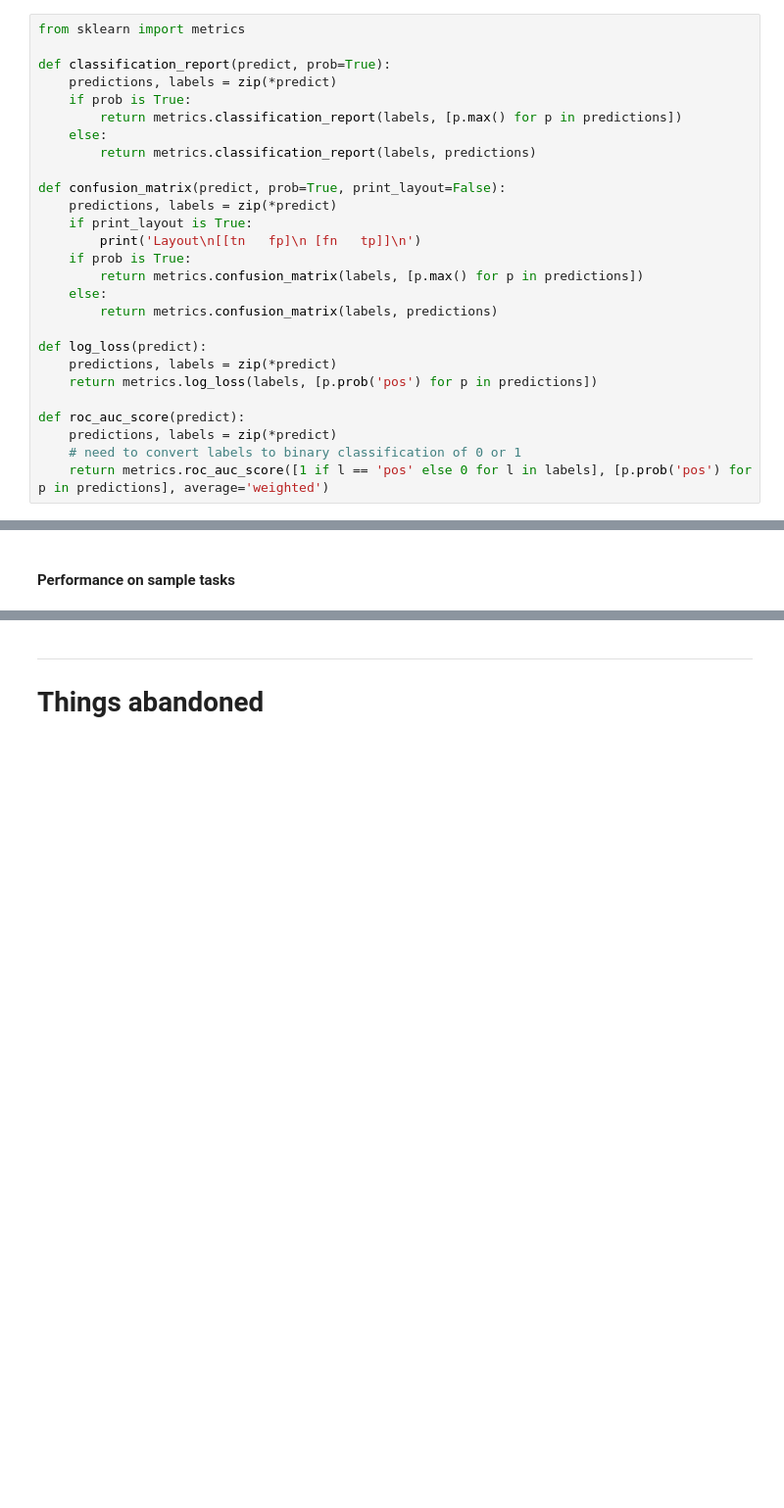
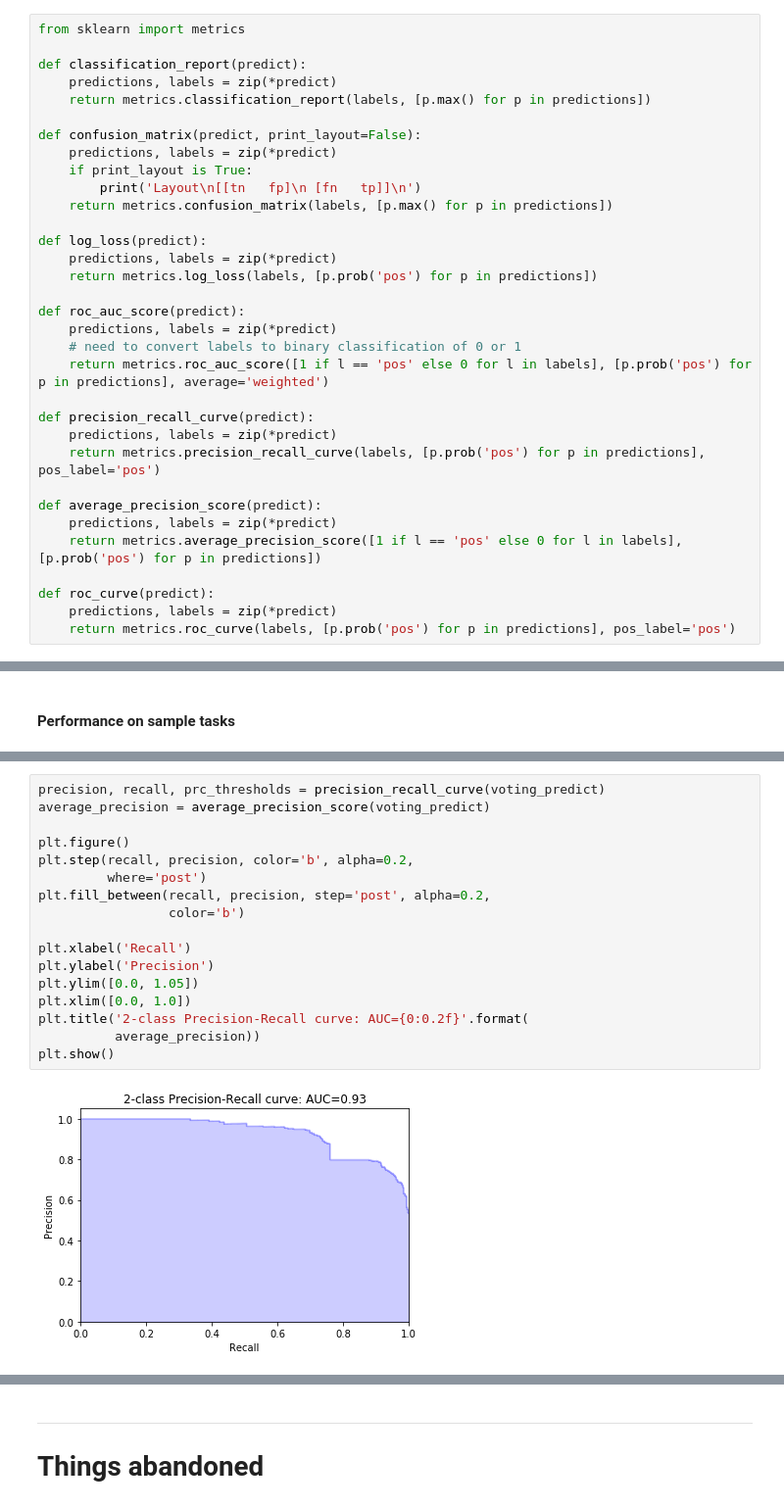
Before and after one commit to iconix/nlp-sandbox, a Jupyter notebook: nlp_classifier.ipynb, the cells around one changed output, grey strips where cells are left out. Shown at 98% size. Cells and saved outputs as stored; diff of their text form; blank space fills up the shorter version.

```diff
--- a/nlp_classifier.ipynb
+++ b/nlp_classifier.ipynb
@@ -537,21 +557,15 @@ http://scikit-learn.org/stable/modules/model_evaluation.html
 # %%
 from sklearn import metrics
 
-def classification_report(predict, prob=True):
+def classification_report(predict):
     predictions, labels = zip(*predict)
-    if prob is True:
-        return metrics.classification_report(labels, [p.max() for p in predictions])
-    else:
-        return metrics.classification_report(labels, predictions)
+    return metrics.classification_report(labels, [p.max() for p in predictions])
 
-def confusion_matrix(predict, prob=True, print_layout=False):
+def confusion_matrix(predict, print_layout=False):
     predictions, labels = zip(*predict)
     if print_layout is True:
         print('Layout\n[[tn   fp]\n [fn   tp]]\n')
-    if prob is True:
-        return metrics.confusion_matrix(labels, [p.max() for p in predictions])
-    else:
-        return metrics.confusion_matrix(labels, predictions)
+    return metrics.confusion_matrix(labels, [p.max() for p in predictions])
 
 def log_loss(predict):
     predictions, labels = zip(*predict)
@@ -561,6 +575,18 @@ def roc_auc_score(predict):
     predictions, labels = zip(*predict)
     # need to convert labels to binary classification of 0 or 1
     return metrics.roc_auc_score([1 if l == 'pos' else 0 for l in labels], [p.prob('pos') for p in predictions], average='weighted')
+
+def precision_recall_curve(predict):
+    predictions, labels = zip(*predict)
+    return metrics.precision_recall_curve(labels, [p.prob('pos') for p in predictions], pos_label='pos')
+
+def average_precision_score(predict):
+    predictions, labels = zip(*predict)
+    return metrics.average_precision_score([1 if l == 'pos' else 0 for l in labels], [p.prob('pos') for p in predictions])
+
+def roc_curve(predict):
+    predictions, labels = zip(*predict)
+    return metrics.roc_curve(labels, [p.prob('pos') for p in predictions], pos_label='pos')
 # %%
 print('SGD')
 print(classification_report(sgd_predict))
@@ -685,0 +720,19 @@ _Note: `LinearSVC` is not implemented to provide probability estimates (https://
+# %%
+precision, recall, prc_thresholds = precision_recall_curve(voting_predict)
+average_precision = average_precision_score(voting_predict)
+
+plt.figure()
+plt.step(recall, precision, color='b', alpha=0.2,
+         where='post')
+plt.fill_between(recall, precision, step='post', alpha=0.2,
+                 color='b')
+
+plt.xlabel('Recall')
+plt.ylabel('Precision')
+plt.ylim([0.0, 1.05])
+plt.xlim([0.0, 1.0])
+plt.title('2-class Precision-Recall curve: AUC={0:0.2f}'.format(
+          average_precision))
+plt.show()
+# %% [output]
+[figure, added]
```
Also changed, not shown: parts of 40 cells of this notebook, 2 other files.
